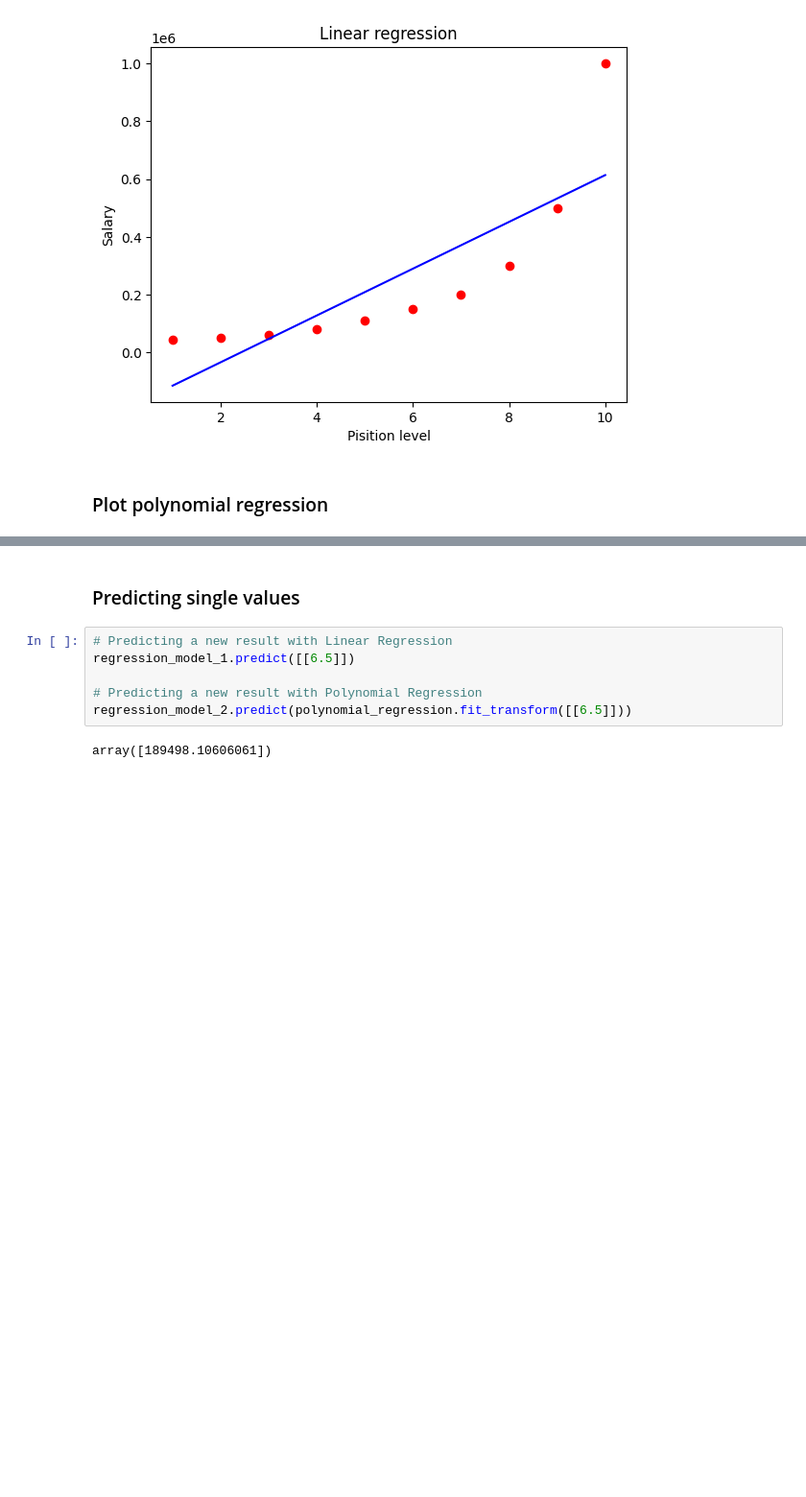
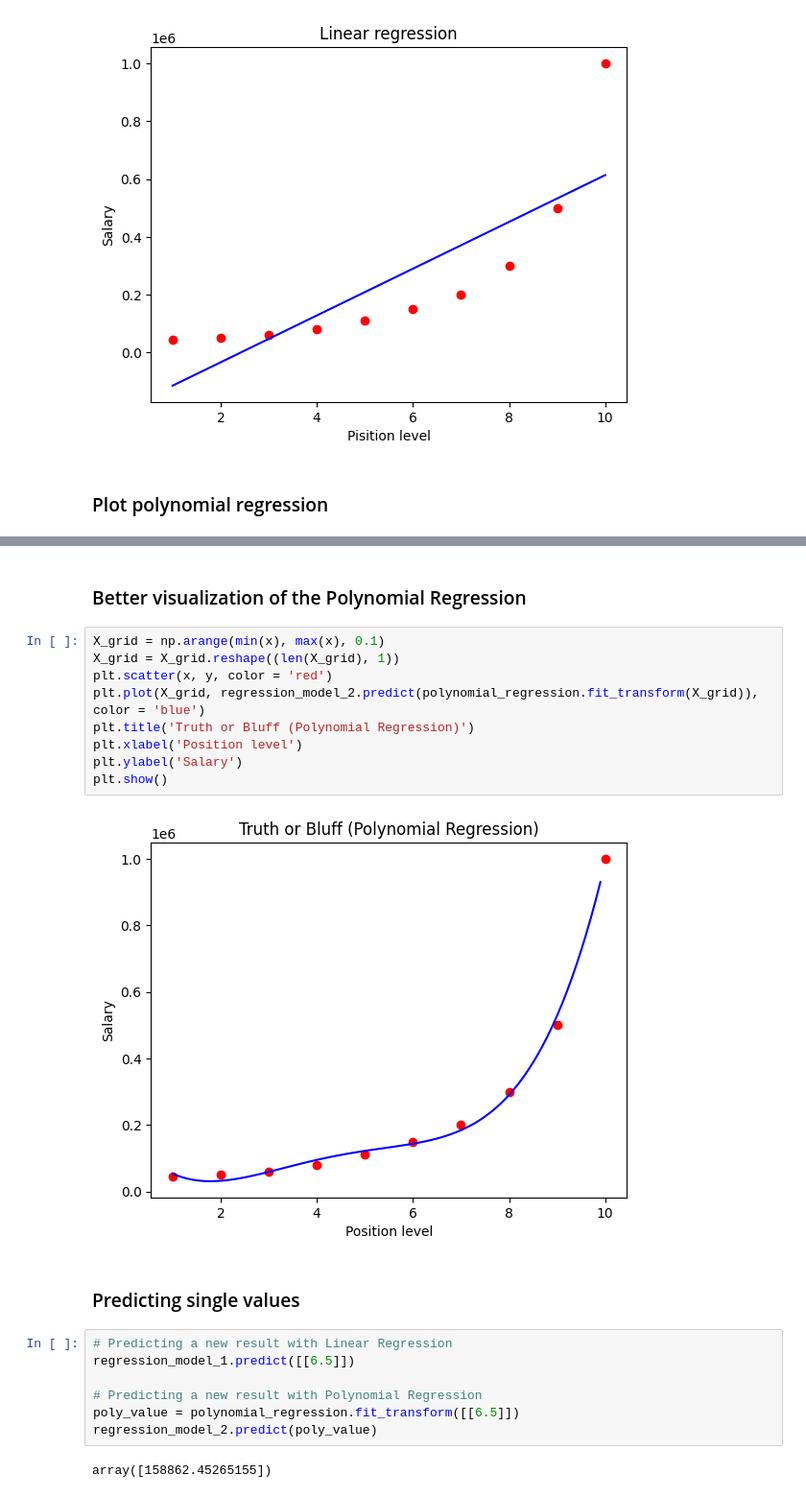
Before and after one commit to damianstone/ML-algorithms, a Jupyter notebook: 2-regression/polynomial-regression/polynomial_regression.ipynb, the cells around one changed output, grey strips where cells are left out. Shown at 96% size. Drawn from its saved outputs; the diff is of its cells as text; blank space fills up the shorter version.

```diff
--- a/2-regression/polynomial-regression/polynomial_regression.ipynb
+++ b/2-regression/polynomial-regression/polynomial_regression.ipynb
@@ -64,3 +64,16 @@ plt.show()
+# %% [markdown]
+### Better visualization of the Polynomial Regression
+# %%
+X_grid = np.arange(min(x), max(x), 0.1)
+X_grid = X_grid.reshape((len(X_grid), 1))
+plt.scatter(x, y, color = 'red')
+plt.plot(X_grid, regression_model_2.predict(polynomial_regression.fit_transform(X_grid)), color = 'blue')
+plt.title('Truth or Bluff (Polynomial Regression)')
+plt.xlabel('Position level')
+plt.ylabel('Salary')
+plt.show()
+# %% [output]
+[figure, added]
 # %% [markdown]
 ### Predicting single values
 # %%
@@ -68,6 +81,7 @@ plt.show()
 regression_model_1.predict([[6.5]])
 
 # Predicting a new result with Polynomial Regression
-regression_model_2.predict(polynomial_regression.fit_transform([[6.5]]))
+poly_value = polynomial_regression.fit_transform([[6.5]])
+regression_model_2.predict(poly_value)
 # %% [output]
-array([189498.10606061])
+array([158862.45265155])
```
Also changed, not shown: parts of 2 cells of this notebook.
